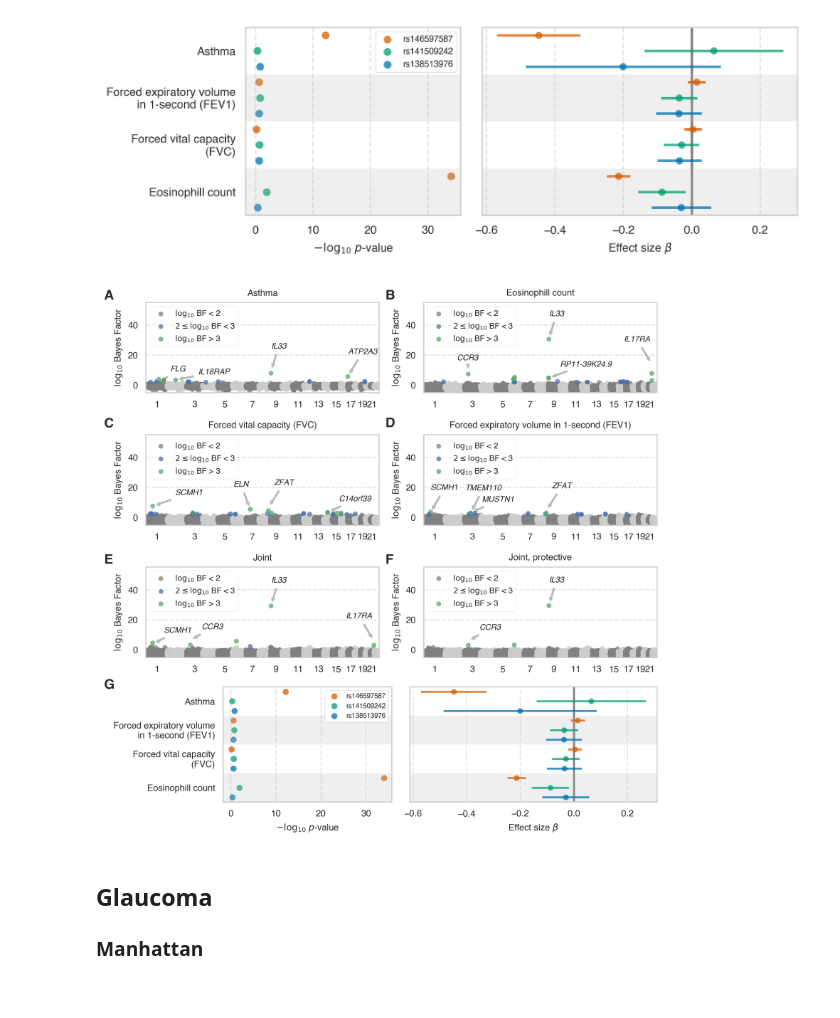
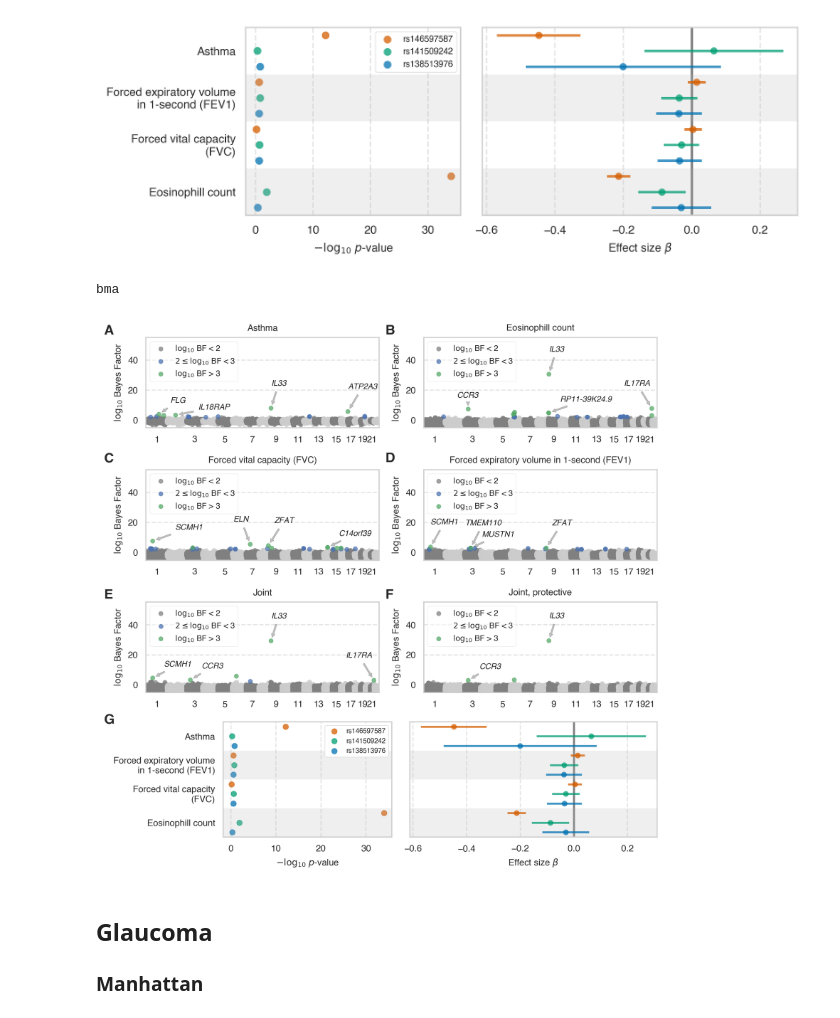
Before and after one commit to rivas-lab/mrp, a Jupyter notebook: figures/Manhattan and Forest Plots.ipynb, the cells around one changed output. Drawn from its saved outputs; the diff is of its cells as text; code cells hidden in the pictures.

Commit message:
Figure updates
Fixed a few small problems, deleted old files.

```diff
--- a/figures/Manhattan and Forest Plots.ipynb
+++ b/figures/Manhattan and Forest Plots.ipynb
@@ -86,8 +86,6 @@ def read_results(fn):
         res = res.drop('FLG-AS1')
     return(res)
 # %%
-# def plot_manhattan(fn, ax, code, offsets, global_ymin, global_ymax, col='l10bf',
-#                    loc='upper left', ncol=1, legend=True):
 def plot_manhattan(fn, ax, col='l10bf', loc='upper left', ncol=1, legend=True):
     res = read_results(fn)
     # Assign x coordinates for each association.
@@ -128,15 +126,16 @@ def plot_manhattan(fn, ax, col='l10bf', loc='upper left', ncol=1, legend=True):
         res[(res[col] >= 2) & (res[col] < 3)].index,
         res[(res[col] >= 3)].index,
     ]):
-        ax.scatter(
-            res.loc[ind, 'xpos'],
-            res.loc[ind, col],
-            color=res.loc[ind, 'color'],
-            s=15,
-            alpha=0.75,
-            rasterized=True,
-            label=labels[i],
-        )
+        if len(ind) > 0:
+            ax.scatter(
+                res.loc[ind, 'xpos'],
+                res.loc[ind, col],
+                color=res.loc[ind, 'color'],
+                s=15,
+                alpha=0.75,
+                rasterized=True,
+                label=labels[i],
+            )
     ax.grid(axis='x')
     ax.grid(axis='y')
     ax.grid(axis='y', alpha=0.5, ls='--')
@@ -778,6 +776,7 @@ plt.savefig('asthma_forest.pdf')
 [figure]
 # %%
 col = 'bma'
+print(col)
 annotations = dict()
 for fn in glob.glob('../results/asthma/*out'):
     annotations[fn] = get_annotations(fn, col=col)
@@ -799,7 +798,7 @@ fn = '../results/asthma/f4traits.asthma.chrpos.01_00001.out'
 ax,res = plot_manhattan(fn, ax, col=col)
 ax.set_ylim(-5, 55)
 offsets = {'IL33':(0, 20), 'ATP2A3':(0, 20), 'IL18RAP':(20, 5), 'CHI3L1':(-10, 15)}
-add_annotations(fn, ax, offsets)
+add_annotations(fn, ax, offsets, col=col)
 title = phenos.loc['HC382', 'phenotype'].replace('_', ' ')
 title = title[0].upper() + title[1:]
 ax.set_title(title, fontsize=8)
@@ -811,7 +810,7 @@ fn = '../results/asthma/f4traits.eosinophil.chrpos.01_00001.out'
 ax,res = plot_manhattan(fn, ax, col=col)
 ax.set_ylim(-5, 55)
 offsets = {'IL33':(0, 20), 'CCR3':(-10, 10), 'IL17RA':(-25, 20), 'CTD-3064M3.3':(0, 20)}
-add_annotations(fn, ax, offsets)
+add_annotations(fn, ax, offsets, col=col)
 title = phenos.loc['INI30150', 'phenotype'].replace('_', ' ')
 title = title[0].upper() + title[1:]
 ax.set_title(title, fontsize=8)
@@ -823,7 +822,7 @@ fn = '../results/asthma/f4traits.fvc.chrpos.01_00001.out'
 ax,res = plot_manhattan(fn, ax, col=col)
 ax.set_ylim(-5, 55)
 offsets = {'ZFAT':(5, 20), 'SCMH1':(20, 10), 'STC2':(-20, 10), 'ELN':(-15, 20)}
-add_annotations(fn, ax, offsets)
+add_annotations(fn, ax, offsets, col=col)
 title = phenos.loc['INI3062', 'phenotype'].replace('_', ' ')
 title = title[0].upper() + title[1:]
 ax.set_title(title, fontsize=8)
@@ -836,7 +835,7 @@ ax,res = plot_manhattan(fn, ax, col=col)
 ax.set_ylim(-5, 55)
 offsets = {'ZFAT':(5, 20), 'P4HTM':(-10, 10), 'ZFAT-AS1':(20, 10), 'TMEM110':(-5, 20),
            'SCMH1':(0, 20), 'WDR6':(10, 10), 'P4HTM':(0, 20)}
-add_annotations(fn, ax, offsets)
+add_annotations(fn, ax, offsets, col=col)
 title = phenos.loc['INI3063', 'phenotype'].replace('_', ' ')
 title = title[0].upper() + title[1:]
 ax.set_title(title, fontsize=8)
@@ -852,7 +851,7 @@ ax.set_ylim(-5, 55)
 #     a.set_ylim(ymin, ymax)
 offsets = {'IL33':(0, 20), 'ZFAT':(-50, 5), 'CSF2RB':(-30, 25), 'GPR20':(30, 5),
            'TGFB2':(0, 20), 'IL17RA':(-25, 20)}
-add_annotations(fn, ax, offsets)
+add_annotations(fn, ax, offsets, col=col)
 ax.set_title('Joint', fontsize=8)
 
 # F
@@ -864,35 +863,36 @@ ax.set_ylim(-5, 55)
 # for a in axs:
 #     a.set_ylim(ymin, ymax)
 offsets = {'IL33':(0, 20), 'ZFAT':(-50, 5), 'CSF2RB':(-30, 25), 'GPR20':(30, 5),
            'IL17RA':(-25, 20)}
-add_annotations(fn, ax, offsets)
+add_annotations(fn, ax, offsets, col=col)
 ax.set_title('Joint, protective', fontsize=8)
 
 gs.tight_layout(fig, rect=[0, 0.28, 1, 1])
 
 # G
 gs = gridspec.GridSpec(1, 2, width_ratios=[1.5, 2.2])
 out = forest_plot(ps, variants, gs)
 gs.tight_layout(fig, rect=[0, 0, 1, 0.3])
 
 t = fig.text(0.005, 0.96, 'A', weight='bold',
              size=12)
 t = fig.text(0.5, 0.96, 'B', weight='bold',
              size=12)
 t = fig.text(0.005, 0.735, 'C', weight='bold',
              size=12)
 t = fig.text(0.5, 0.735, 'D', weight='bold',
              size=12)
 t = fig.text(0.005, 0.495, 'E', weight='bold',
              size=12)
 t = fig.text(0.5, 0.495, 'F', weight='bold',
              size=12)
 t = fig.text(0.005, 0.275, 'G', weight='bold',
              size=12)
 
 plt.savefig('asthma_combined_{}.pdf'.format(col))
 # %% [output]
+bma
-[figure, old version]
+[figure, new version]
 # %% [markdown]
 ## Glaucoma
 
```
Also changed, not shown: parts of 4 cells of this notebook, 13 other files.
